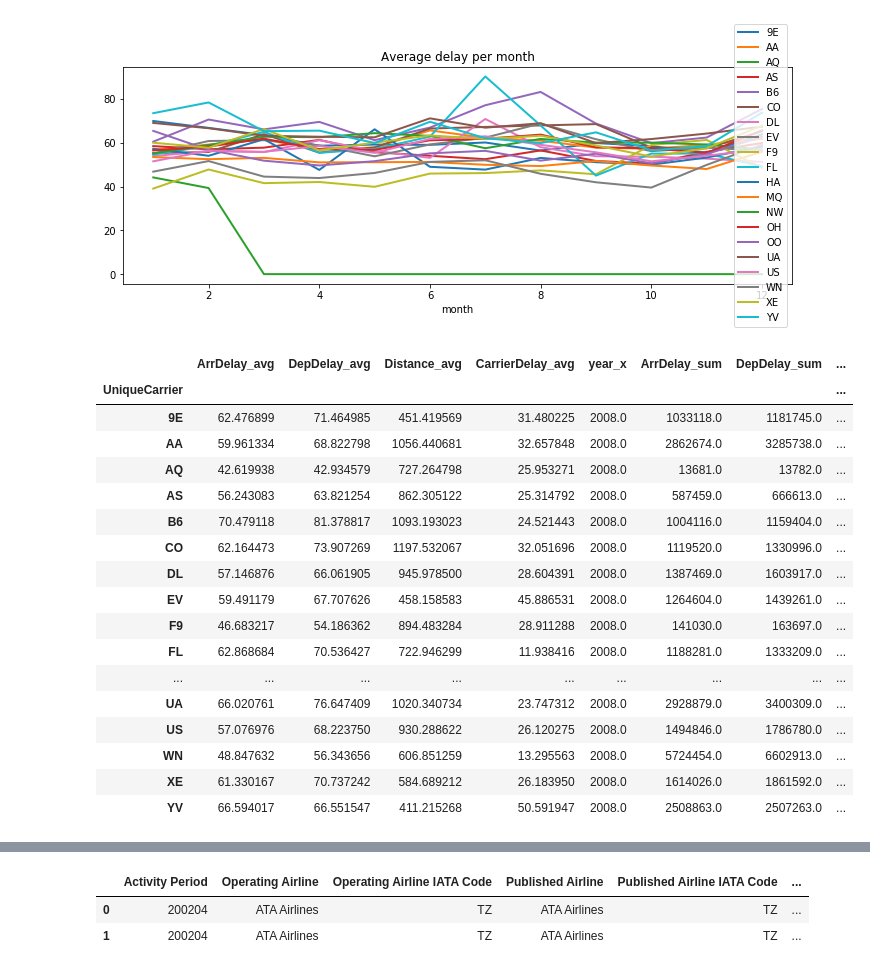
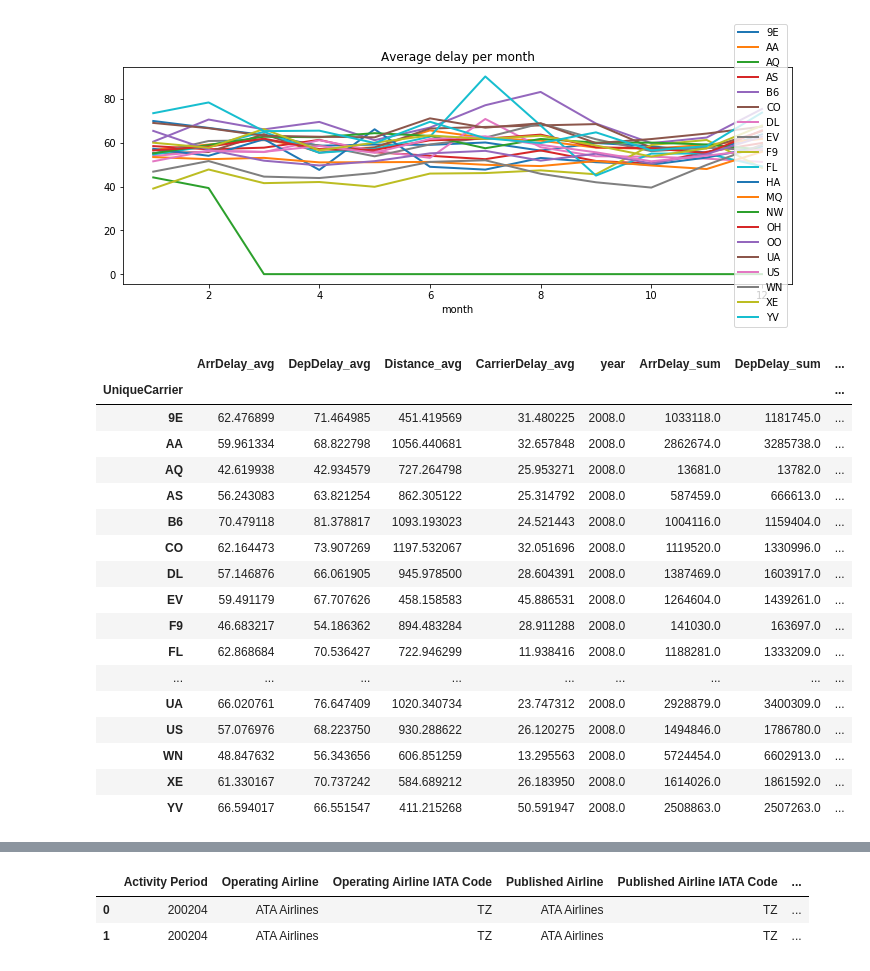
Before and after one commit to Alexlamp/final_project_group1, a Jupyter notebook: Data_ETL.ipynb, the cells around one changed output, grey strips where cells are left out. Drawn from its saved outputs; the diff is of its cells as text; code cells hidden in the pictures.

```diff
--- a/Data_ETL.ipynb
+++ b/Data_ETL.ipynb
@@ -175,10 +175,10 @@ airline_delay_stat = avg_delay.merge(delay_sum, left_index = True, right_index =
 # %%
 airline_delay_stat = airline_delay_stat.rename(columns={'ArrDelay_x' : 'ArrDelay_avg', 'DepDelay_x' : 'DepDelay_avg', 'CarrierDelay_x' : 'CarrierDelay_avg',
                                               'Distance_x' : 'Distance_avg', 'ArrDelay_y' : 'ArrDelay_sum', 'DepDelay_y' : 'DepDelay_sum', 'Distance_y' : 'Distance_sum',
-                                              'CarrierDelay_y' : 'CarrierDelay_sum'})
+                                              'CarrierDelay_y' : 'CarrierDelay_sum','year_x' : 'year' })
 airline_delay_stat
 # %% [output]
-|  | ArrDelay_avg | DepDelay_avg | Distance_avg | CarrierDelay_avg | year_x | ArrDelay_sum | DepDelay_sum | ... |
+|  | ArrDelay_avg | DepDelay_avg | Distance_avg | CarrierDelay_avg | year | ArrDelay_sum | DepDelay_sum | ... |
 | UniqueCarrier |  |  |  |  |  |  |  | ... |
 | 9E | 62.476899 | 71.464985 | 451.419569 | 31.480225 | 2008.0 | 1033118.0 | 1181745.0 | ... |
 | AA | 59.961334 | 68.822798 | 1056.440681 | 32.657848 | 2008.0 | 2862674.0 | 3285738.0 | ... |
```
Also changed, not shown: parts of 61 cells of this notebook.
